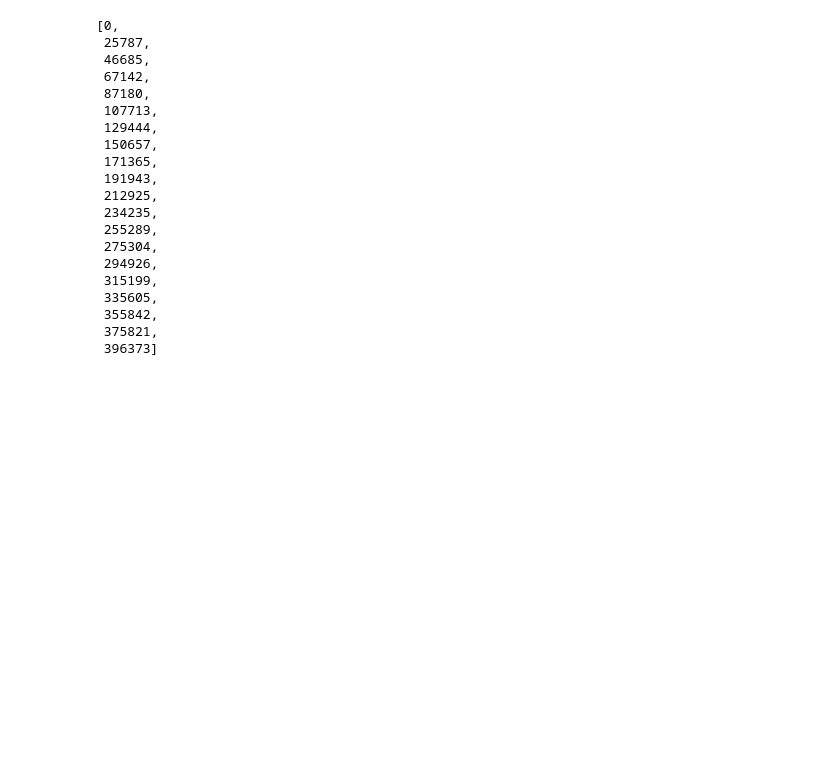
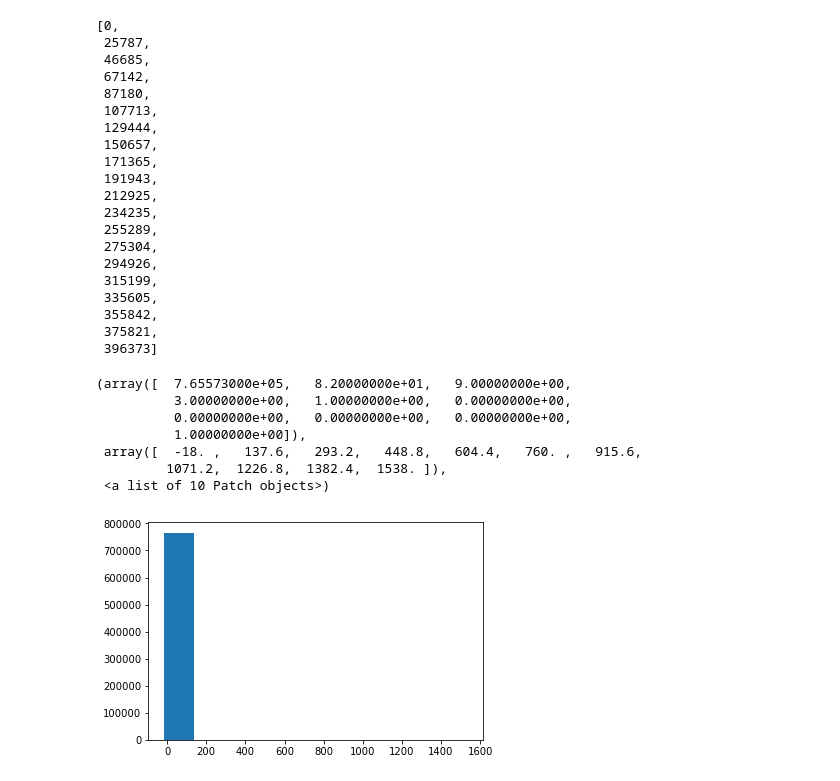
Before and after one commit to MaxRuenz/StackoverflowAnalysis, a Jupyter notebook: Data Processing.ipynb, the cells around one changed output. Drawn from its saved outputs; the diff is of its cells as text; code cells hidden in the pictures; blank space fills up the shorter version.

```diff
--- a/Data Processing.ipynb
+++ b/Data Processing.ipynb
@@ -221,3 +213,16 @@ b'7130878 1593024 2017-05-16T03:35:13.880\r\n'
  355842,
  375821,
  396373]
+# %%
+votes_dict = nx.get_edge_attributes(js_network,'votes')
+votes = [val for key,val in votes_dict.items()]
+plt.hist(votes)
+# %% [output]
+(array([  7.65573000e+05,   8.20000000e+01,   9.00000000e+00,
+          3.00000000e+00,   1.00000000e+00,   0.00000000e+00,
+          0.00000000e+00,   0.00000000e+00,   0.00000000e+00,
+          1.00000000e+00]),
+ array([  -18. ,   137.6,   293.2,   448.8,   604.4,   760. ,   915.6,
+         1071.2,  1226.8,  1382.4,  1538. ]),
+ <a list of 10 Patch objects>)
+[figure, added]
```
Also changed, not shown: parts of 6 cells of this notebook.
